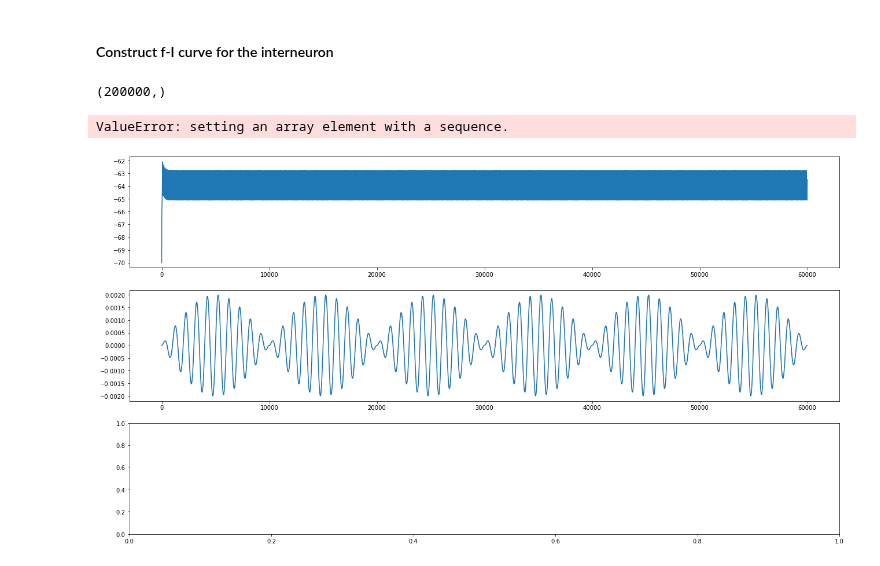
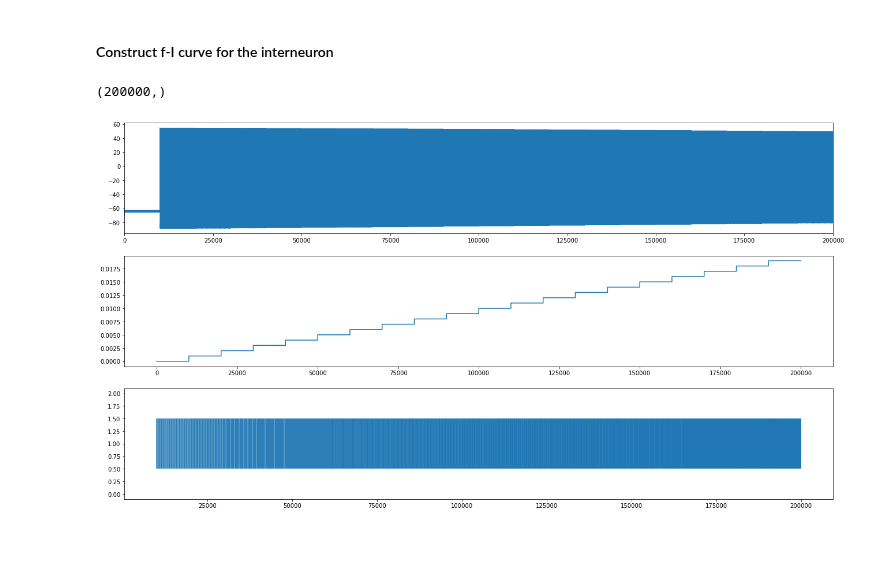
Before and after one commit to tiny-infinity/GridCellsCopy, a Jupyter notebook: analysis/notebooks/theta_analysis/single_interneuron.ipynb, the cells around one changed output. Saved outputs shown, nothing was run; the diff lists cells and outputs as text; code cells hidden in the pictures.

Commit message:
last single interneuron for tonight

```diff
--- a/analysis/notebooks/theta_analysis/single_interneuron.ipynb
+++ b/analysis/notebooks/theta_analysis/single_interneuron.ipynb
@@ -137,45 +128,36 @@ sample_intrnrn = interneuron.Interneuron(2)
 
 curr_amp_list = [i*1e-3 for i in range(0,20,1)]
 sigma_ms = 1000
 T, num_steps = 200,200000
 time_arr = np.linspace(0,T,num_steps)
 
 
 ic = h.IClamp(sample_intrnrn.soma(0.5))
 ic.dur = 1e9
 curr_amp = np.zeros(len(time_arr))
 print(np.shape(curr_amp))
 for i in range(20):
     curr_amp[i*10000:(i*10000)+10000] = curr_amp_list[i]
 
-curr_vec = h.Vector(osc_arr*amp_mod)
+curr_vec = h.Vector(curr_amp)
 
 curr_vec.play(ic, ic._ref_amp, True)
 rec_i = h.Vector().record(ic._ref_amp)
-rec_v = h.Vector().record(test_interneuron.soma(0.5)._ref_v)
+rec_v = h.Vector().record(sample_intrnrn.soma(0.5)._ref_v)
 rec_t = h.Vector().record(h._ref_t)
 spike_times = h.Vector()
-nc = h.NetCon(test_interneuron.soma(0.5)._ref_v, None, sec=test_interneuron.soma)
+nc = h.NetCon(sample_intrnrn.soma(0.5)._ref_v, None, sec=sample_intrnrn.soma)
 nc.threshold=0
 nc.record(spike_times)
 h.finitialize(-70)
-h.continuerun(60000)
+h.continuerun(200000)
 
 fig,ax=plt.subplots(3,1,figsize=(22,12))
 ax[0].plot(rec_t, rec_v)
 ax[1].plot(rec_t, rec_i)
 ax[2].eventplot(spike_times)
-ax[2].set_xlim(-5000,60000)
+ax[0].set_xlim(0,200000)
 plt.show()
-
-np_spike_times=np.array(spike_times.to_python())
-
-binned_spks = a_utils.bin_spike_ms([spike_times,spike_times],sim_dur=60000)
-
-
-rate = firing_rate_from_binary(binned_spks[1],sigma_ms)
-fr_list.append(rate)
 # %% [output]
 (200000,)
-ValueError: setting an array element with a sequence.
-[figure, old version]
+[figure, new version]
```
Also changed, not shown: parts of 2 cells of this notebook.
